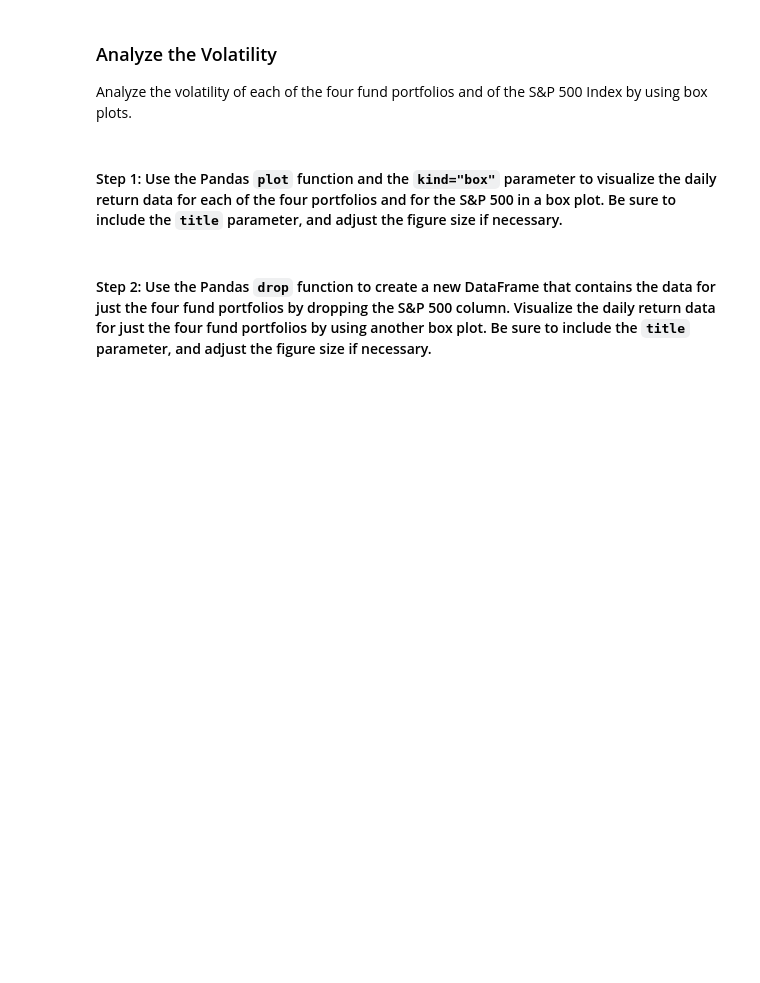
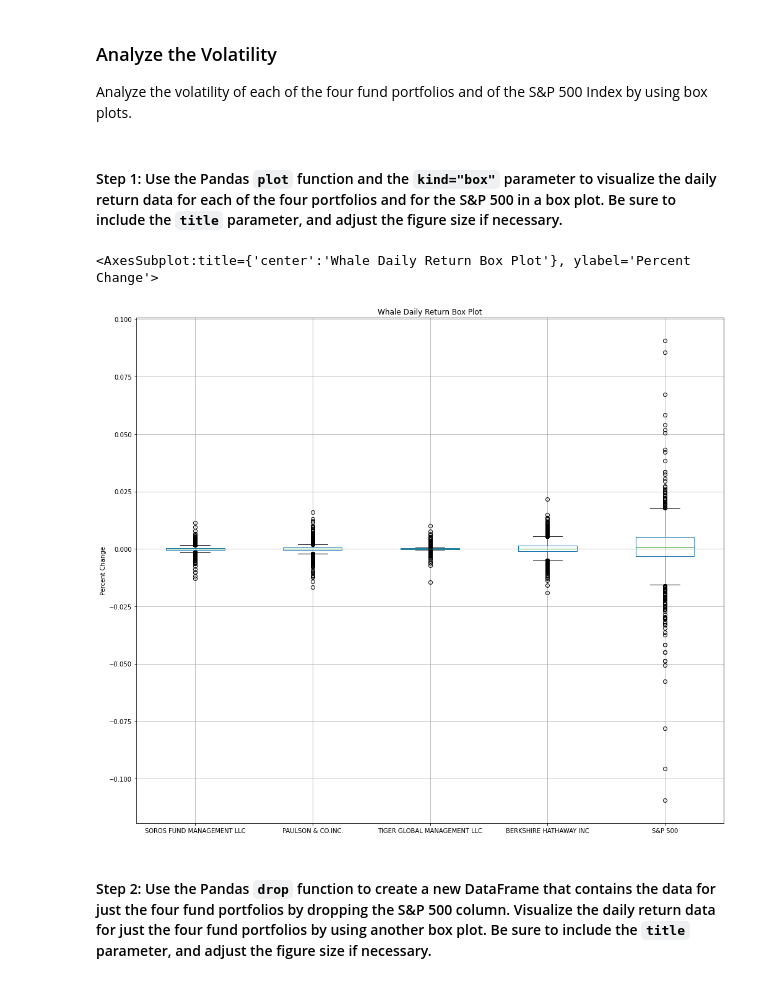
Before and after one commit to scottslusher/Whale-Analysis-Challenge, a Jupyter notebook: risk_return_analysis.ipynb, the cells around one changed output. Cells and saved outputs as stored; diff of their text form; code cells hidden in the pictures; blank space fills up the shorter version.

```diff
--- a/risk_return_analysis.ipynb
+++ b/risk_return_analysis.ipynb
@@ -244,7 +244,10 @@ Analyze the volatility of each of the four fund portfolios and of the S&P 500 In
 # %%
 # Use the daily return data to create box plots to visualize the volatility of the 4 funds and the S&P 500
 # Include a title parameter and adjust the figure size
-# YOUR CODE HERE
+whale_daily_return.plot(kind='box', figsize=(17,15), title="Whale Daily Return Box Plot", ylabel='Percent Change', xlabel='Portfolio', grid=True)
+# %% [output]
+<AxesSubplot:title={'center':'Whale Daily Return Box Plot'}, ylabel='Percent Change'>
+[figure, added]
 # %% [markdown]
 #### Step 2: Use the Pandas `drop` function to create a new DataFrame that contains the data for just the four fund portfolios by dropping the S&P 500 column. Visualize the daily return data for just the four fund portfolios by using another box plot. Be sure to include the `title` parameter, and adjust the figure size if necessary.
 # %%
```
Also changed, not shown: parts of 2 cells of this notebook.
